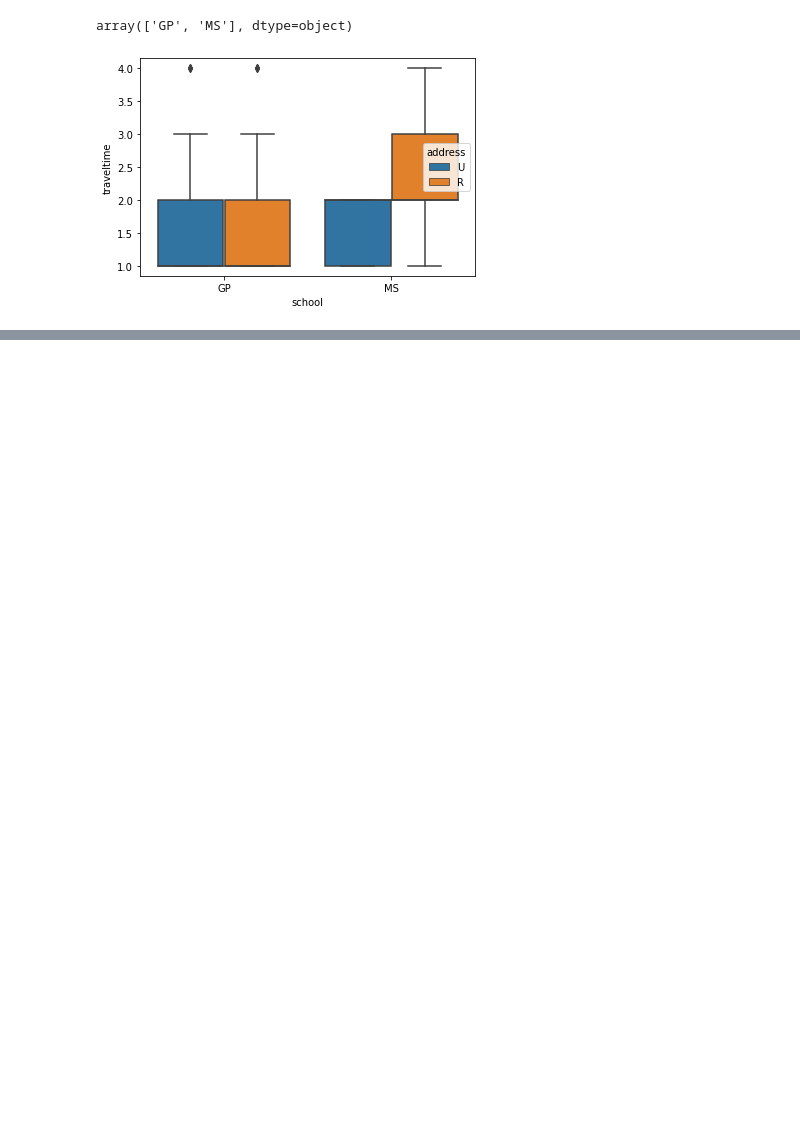
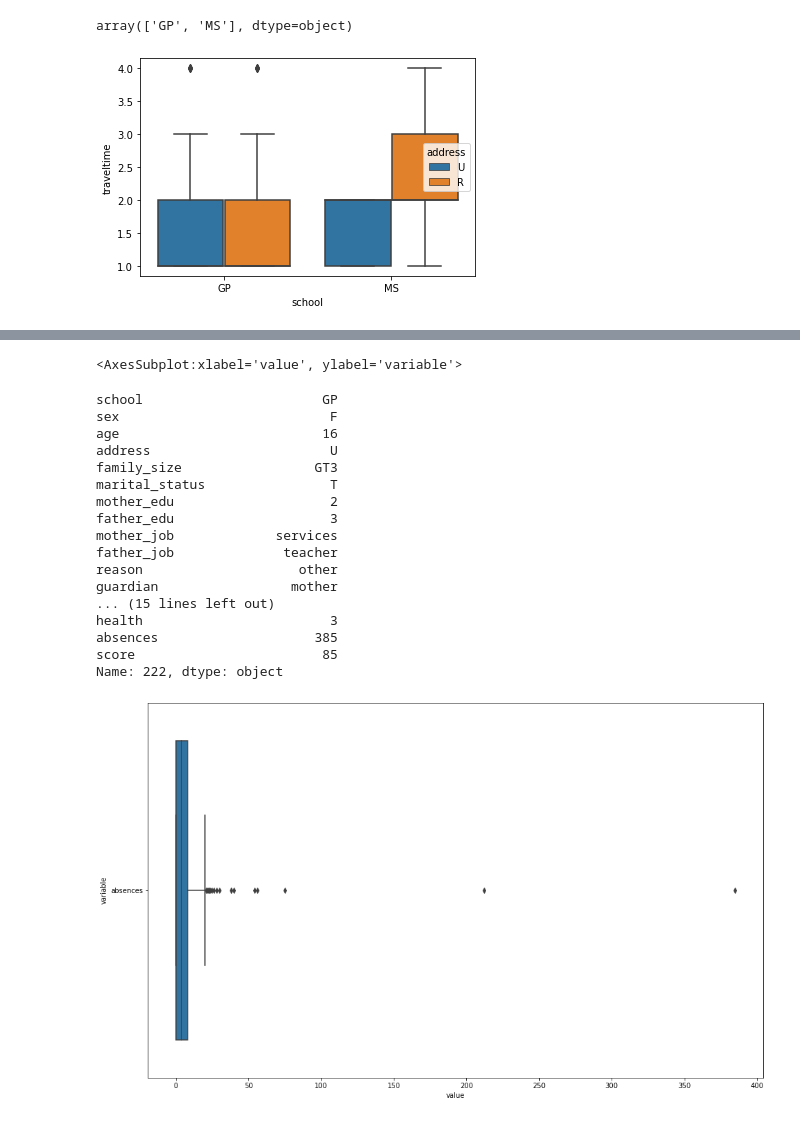
Before and after one commit to Demistus/rds, a Jupyter notebook: module_2/Untitled.ipynb, the cells around one changed output, grey strips where cells are left out. Drawn from its saved outputs; the diff is of its cells as text; code cells hidden in the pictures; blank space fills up the shorter version.

```diff
--- a/module_2/Untitled.ipynb
+++ b/module_2/Untitled.ipynb
@@ -142,0 +112,27 @@ math.loc[:, ['address']].info() '''
+# %%
+plt.figure(figsize=(16, 10))
+dff = pd.DataFrame(data=math, columns=['absences'])
+display(sns.boxplot(x="value", y="variable", data=pd.melt(dff)))
+# absences — количество пропущенных занятий
+math[math.absences>20]
+math.loc[222]
+# %% [output]
+<AxesSubplot:xlabel='value', ylabel='variable'>
+school                       GP
+sex                           F
+age                          16
+address                       U
+family_size                 GT3
+marital_status                T
+mother_edu                    2
+father_edu                    3
+mother_job             services
+father_job              teacher
+reason                    other
+guardian                 mother
+... (15 lines left out)
+health                        3
+absences                    385
+score                        85
+Name: 222, dtype: object
+[figure, added]
```
Also changed, not shown: parts of 25 cells of this notebook.
